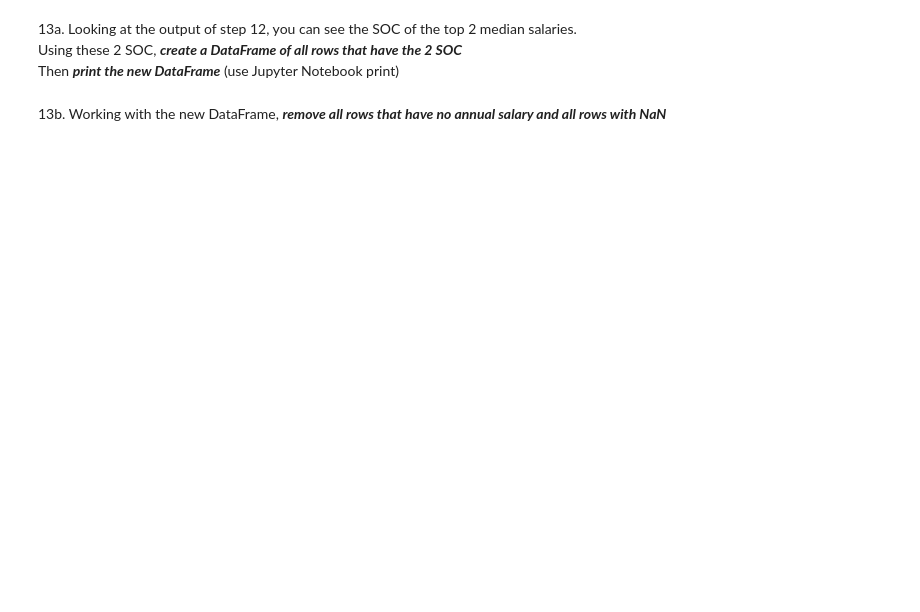
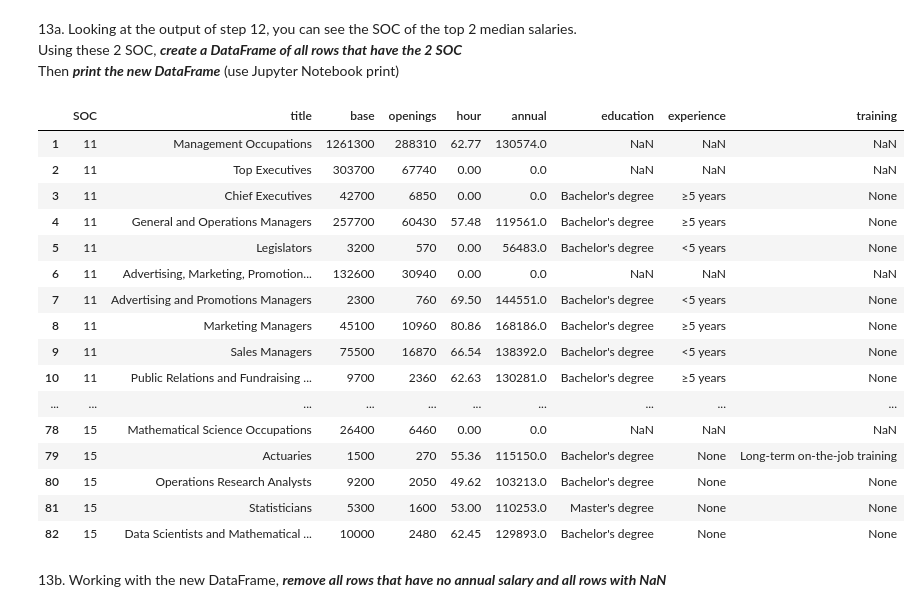
Before and after one commit to Pratyush-Shanbhag/Introduction_To_Data_Science, a Jupyter notebook: Lab_2/lab2.ipynb, the cells around one changed output. Cells and saved outputs as stored; diff of their text form; code cells hidden in the pictures; blank space fills up the shorter version.

```diff
--- a/Lab_2/lab2.ipynb
+++ b/Lab_2/lab2.ipynb
@@ -243,5 +243,8 @@ Then ***print the annual pay of those rows***
 
 The annual pay = hourly pay * 40 * 52
 # %%
+num = 0
 for i in indices:
-    data.loc[i, "annual"] = data.loc[i, "hour"] * 40 * 52
+    num = data.loc[i, "hour"] * 40 * 52
+    data.loc[i, "annual"] = num
+    print(num)
@@ -296,5 +355,27 @@ The output should be unique SOC numbers and corresponding median salaries, _sort
 13a. Looking at the output of step 12, you can see the SOC of the top 2 median salaries.<br>
 Using these 2 SOC, ***create a DataFrame of all rows that have the 2 SOC***<br>
 Then ***print the new DataFrame*** (use Jupyter Notebook print)
+# %%
+t2_soc = data[(data["SOC"] == soc_salary_gb.loc[soc_salary_gb.shape[0]-2, "SOC"]) | (data["SOC"] == soc_salary_gb.loc[soc_salary_gb.shape[0]-1, "SOC"])].copy()
+t2_soc
+#print(soc_salary_gb.loc[soc_salary_gb.shape[0] - 1, "SOC"])
+# %% [output]
+|  | SOC | title | base | openings | hour | annual | education | experience | training |
+| 1 | 11 | Management Occupations | 1261300 | 288310 | 62.77 | 130574.0 | NaN | NaN | NaN |
+| 2 | 11 | Top Executives | 303700 | 67740 | 0.00 | 0.0 | NaN | NaN | NaN |
+| 3 | 11 | Chief Executives | 42700 | 6850 | 0.00 | 0.0 | Bachelor's degree | ≥5 years | None |
+| 4 | 11 | General and Operations Managers | 257700 | 60430 | 57.48 | 119561.0 | Bachelor's degree | ≥5 years | None |
+| 5 | 11 | Legislators | 3200 | 570 | 0.00 | 56483.0 | Bachelor's degree | <5 years | None |
+| 6 | 11 | Advertising, Marketing, Promotion... | 132600 | 30940 | 0.00 | 0.0 | NaN | NaN | NaN |
+| 7 | 11 | Advertising and Promotions Managers | 2300 | 760 | 69.50 | 144551.0 | Bachelor's degree | <5 years | None |
+| 8 | 11 | Marketing Managers | 45100 | 10960 | 80.86 | 168186.0 | Bachelor's degree | ≥5 years | None |
+| 9 | 11 | Sales Managers | 75500 | 16870 | 66.54 | 138392.0 | Bachelor's degree | <5 years | None |
+| 10 | 11 | Public Relations and Fundraising ... | 9700 | 2360 | 62.63 | 130281.0 | Bachelor's degree | ≥5 years | None |
+| ... | ... | ... | ... | ... | ... | ... | ... | ... | ... |
+| 78 | 15 | Mathematical Science Occupations | 26400 | 6460 | 0.00 | 0.0 | NaN | NaN | NaN |
+| 79 | 15 | Actuaries | 1500 | 270 | 55.36 | 115150.0 | Bachelor's degree | None | Long-term on-the-job training |
+| 80 | 15 | Operations Research Analysts | 9200 | 2050 | 49.62 | 103213.0 | Bachelor's degree | None | None |
+| 81 | 15 | Statisticians | 5300 | 1600 | 53.00 | 110253.0 | Master's degree | None | None |
+| 82 | 15 | Data Scientists and Mathematical ... | 10000 | 2480 | 62.45 | 129893.0 | Bachelor's degree | None | None |
 # %% [markdown]
 13b. Working with the new DataFrame, ***remove all rows that have no annual salary and all rows with NaN***
```
Also changed, not shown: parts of 10 cells of this notebook.
